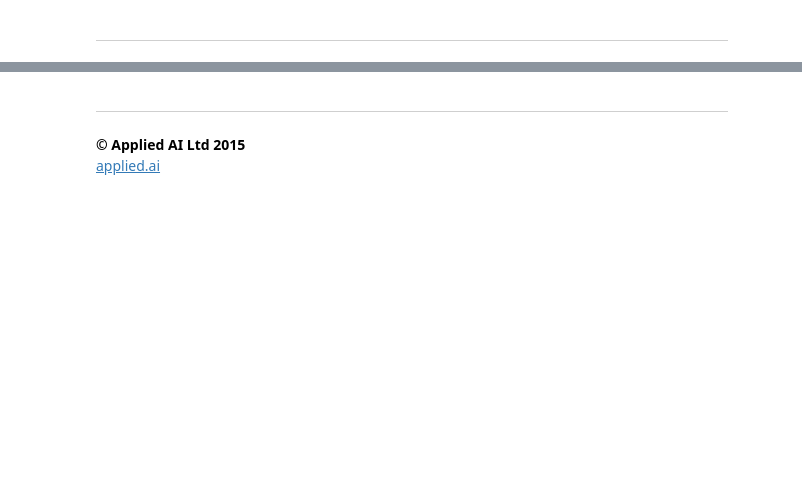
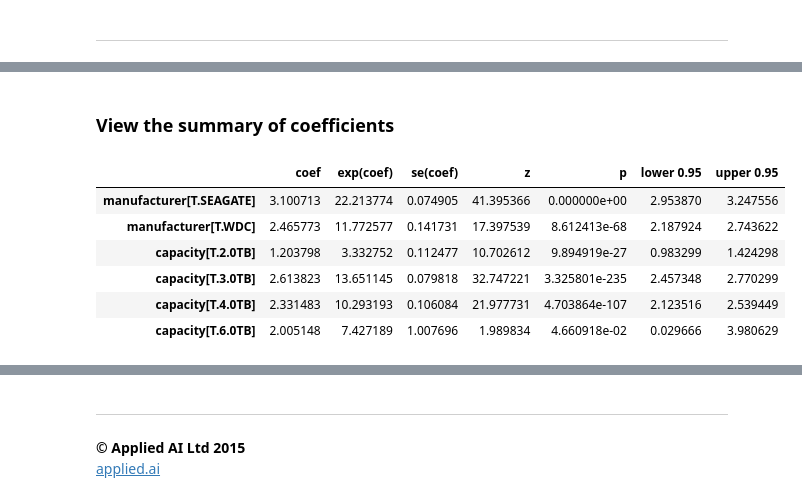
Before and after one commit to vnnw/appliedai_survivalhdd, a Jupyter notebook: 04_CoxPHModel.ipynb, the cells around one changed output, grey strips where cells are left out. Cells and saved outputs as stored; diff of their text form; code cells hidden in the pictures; blank space fills up the shorter version.

```diff
--- a/04_CoxPHModel.ipynb
+++ b/04_CoxPHModel.ipynb
@@ -224,0 +153,12 @@ for i, cap in enumerate(np.unique(df['capacity'])):
+# %% [markdown]
+### View the summary of coefficients
+# %%
+cx.summary
+# %% [output]
+|  | coef | exp(coef) | se(coef) | z | p | lower 0.95 | upper 0.95 |
+| manufacturer[T.SEAGATE] | 3.100713 | 22.213774 | 0.074905 | 41.395366 | 0.000000e+00 | 2.953870 | 3.247556 |
+| manufacturer[T.WDC] | 2.465773 | 11.772577 | 0.141731 | 17.397539 | 8.612413e-68 | 2.187924 | 2.743622 |
+| capacity[T.2.0TB] | 1.203798 | 3.332752 | 0.112477 | 10.702612 | 9.894919e-27 | 0.983299 | 1.424298 |
+| capacity[T.3.0TB] | 2.613823 | 13.651145 | 0.079818 | 32.747221 | 3.325801e-235 | 2.457348 | 2.770299 |
+| capacity[T.4.0TB] | 2.331483 | 10.293193 | 0.106084 | 21.977731 | 4.703864e-107 | 2.123516 | 2.539449 |
+| capacity[T.6.0TB] | 2.005148 | 7.427189 | 1.007696 | 1.989834 | 4.660918e-02 | 0.029666 | 3.980629 |
```
Also changed, not shown: parts of 39 cells of this notebook.
